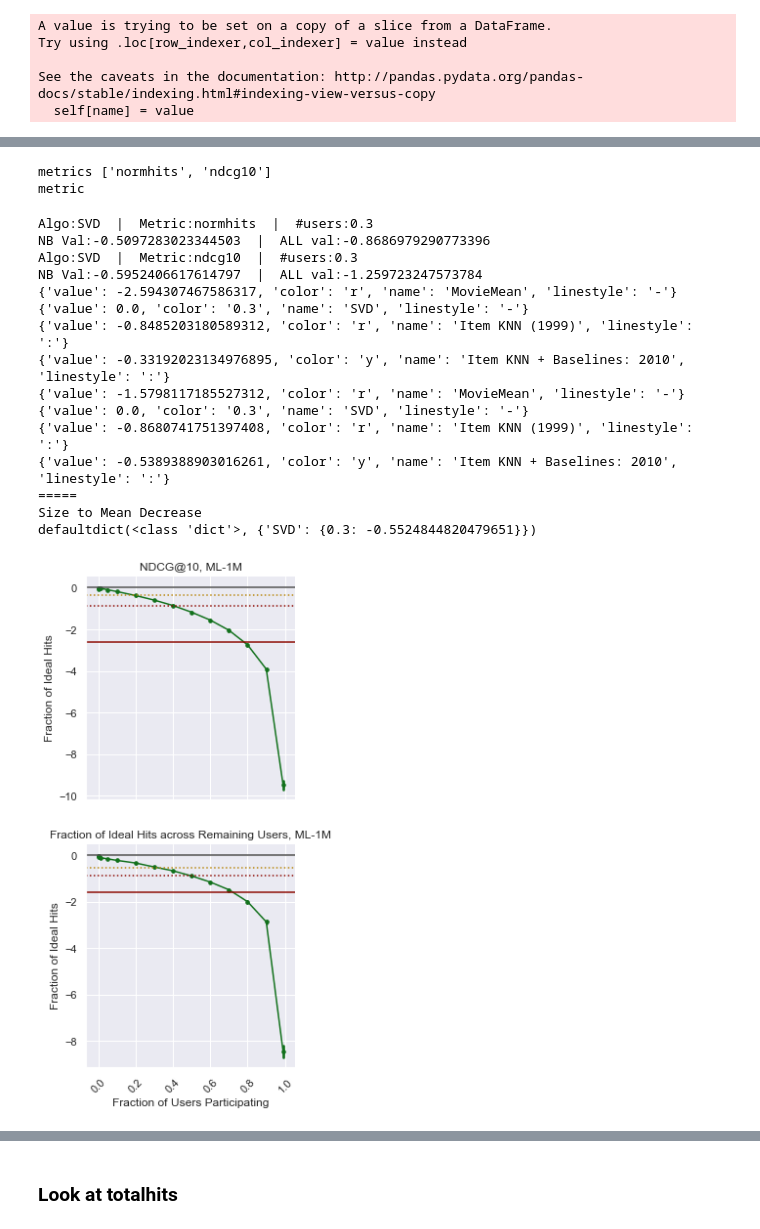
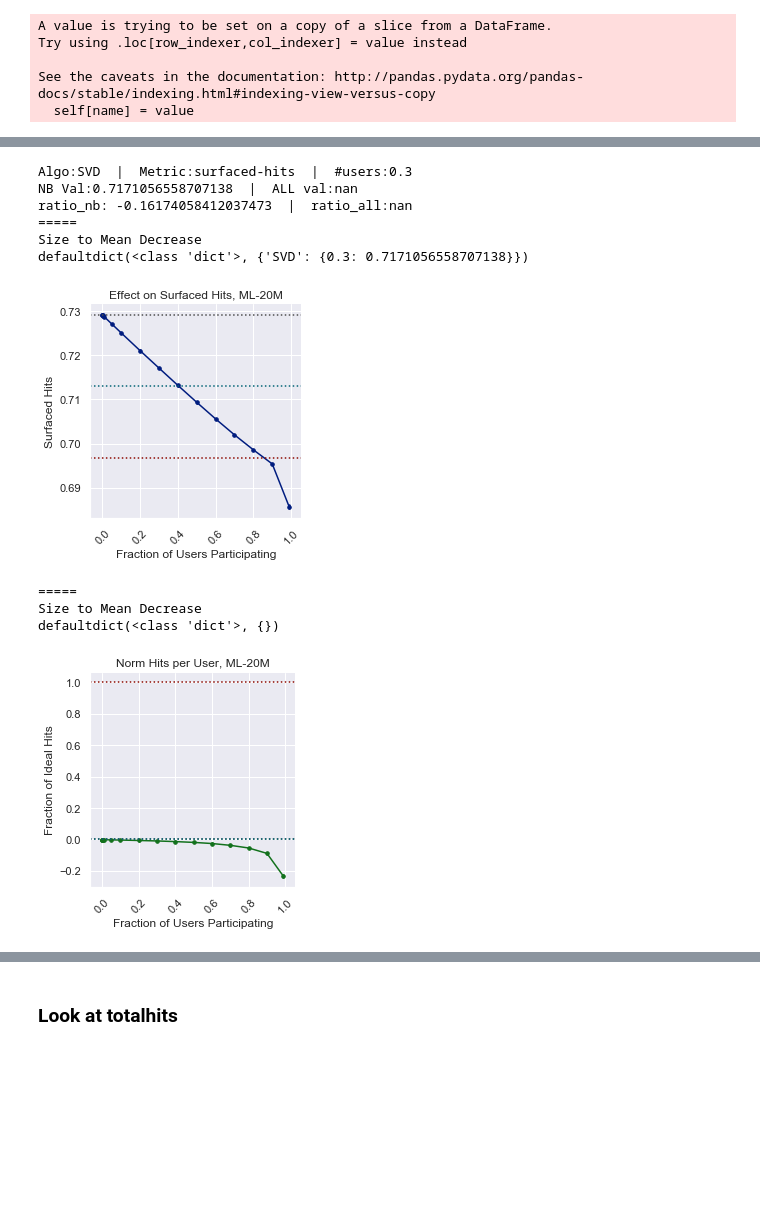
Before and after one commit to nickmvincent/surprise_sandbox, a Jupyter notebook: data_boycotts_and_strikes.ipynb, the cells around one changed output, grey strips where cells are left out. Saved outputs shown, nothing was run; the diff lists cells and outputs as text; code cells hidden in the pictures; blank space fills up the shorter version.

```diff
--- a/data_boycotts_and_strikes.ipynb
+++ b/data_boycotts_and_strikes.ipynb
@@ -675,52 +738,79 @@ defaultdict(<class 'dict'>, {'SVD': {0.3: 0.7555350933826405}})
+# %%
+# Show Frac Ideal Hits from the Perspective of Remaining Users
+df, ds = samples_df_20m, 'ml-20m'
+
+twenty_algo_to_metric_to_group_to = plot(
+    df[df.algo_name == 'SVD'], ds,
+    show_interp=False,
+    increase=False, percents=False, normalize=False,
+    metrics=[
+        'surfaced-hits',
+    ],
+    groups=[
+        'all',
+    ],
+    legend=False,
+    ylabel="Surfaced Hits",
+    title_template=template,
+    height=4, aspect=1,
+    line_names=[
+        'SVD', 'KNNBasic_item_msd',
+        #'KNNBaseline_item_msd',
+        #'KNNBasic_user_msd',
+        'MovieMean'
+    ],
+    print_vals=[0.3],
+    #ylim=(0.695, 0.731),
+    algo2metric2altalgo=dataset_to_algo_to_metric_to_altalgo[ds],
+    id_vars=id_vars,
+    ds2standards=ds2standards
+)
+
+plt.savefig(ds + '_surfacedhits_zoomed.png', bbox_inches='tight', dpi=300)
+plt.show()
+# %% [output]
+Algo:SVD  |  Metric:surfaced-hits  |  #users:0.3
+NB Val:0.7171056558707138  |  ALL val:nan
+ratio_nb: -0.16174058412037473  |  ratio_all:nan
+=====
+Size to Mean Decrease
+defaultdict(<class 'dict'>, {'SVD': {0.3: 0.7171056558707138}})
+[figure, added]
 # %%
 # Show Frac Ideal Hits from the Perspective of Remaining Users
-df, ds = samples_df_1m, 'ml-1m'
+df, ds = samples_df_20m, 'ml-20m'
 
-algo_to_metric_to_group_to = plot(
+twenty_algo_to_metric_to_group_to = plot(
     df[df.algo_name == 'SVD'], ds,
     show_interp=False,
-    increase=True, percents=True, normalize=False,
+    increase=True, percents=True, normalize=True,
     metrics=[
         'normhits',
-        'ndcg10'
     ],
     groups=[
         'non-boycott',
     ],
     legend=False,
     ylabel="Fraction of Ideal Hits",
     title_template='{}, {}',
     height=4, aspect=1,
     line_names=[
         'SVD', 'KNNBasic_item_msd',
-        'KNNBaseline_item_msd',
+        #'KNNBaseline_item_msd',
         #'KNNBasic_user_msd',
         'MovieMean'
     ],
     print_vals=[0.3],
+    #ylim=(0.695, 0.731),
     algo2metric2altalgo=dataset_to_algo_to_metric_to_altalgo[ds],
     id_vars=id_vars,
     ds2standards=ds2standards
 )
 
 #plt.savefig(ds + '_usernormhits.png', bbox_inches='tight', dpi=300)
 plt.show()
 # %% [output]
-metrics ['normhits', 'ndcg10']
-metric
+=====
+Size to Mean Decrease
+defaultdict(<class 'dict'>, {})
-Algo:SVD  |  Metric:normhits  |  #users:0.3
-NB Val:-0.5097283023344503  |  ALL val:-0.8686979290773396
-Algo:SVD  |  Metric:ndcg10  |  #users:0.3
-NB Val:-0.5952406617614797  |  ALL val:-1.259723247573784
-{'value': -2.594307467586317, 'color': 'r', 'name': 'MovieMean', 'linestyle': '-'}
-{'value': 0.0, 'color': '0.3', 'name': 'SVD', 'linestyle': '-'}
-{'value': -0.8485203180589312, 'color': 'r', 'name': 'Item KNN (1999)', 'linestyle': ':'}
-{'value': -0.33192023134976895, 'color': 'y', 'name': 'Item KNN + Baselines: 2010', 'linestyle': ':'}
-{'value': -1.5798117185527312, 'color': 'r', 'name': 'MovieMean', 'linestyle': '-'}
-{'value': 0.0, 'color': '0.3', 'name': 'SVD', 'linestyle': '-'}
-{'value': -0.8680741751397408, 'color': 'r', 'name': 'Item KNN (1999)', 'linestyle': ':'}
-{'value': -0.5389388903016261, 'color': 'y', 'name': 'Item KNN + Baselines: 2010', 'linestyle': ':'}
-=====
-Size to Mean Decrease
-defaultdict(<class 'dict'>, {'SVD': {0.3: -0.5524844820479651}})
-[figure, old version]
+[figure, new version]
```
Also changed, not shown: parts of 41 cells of this notebook, 20 other files.
